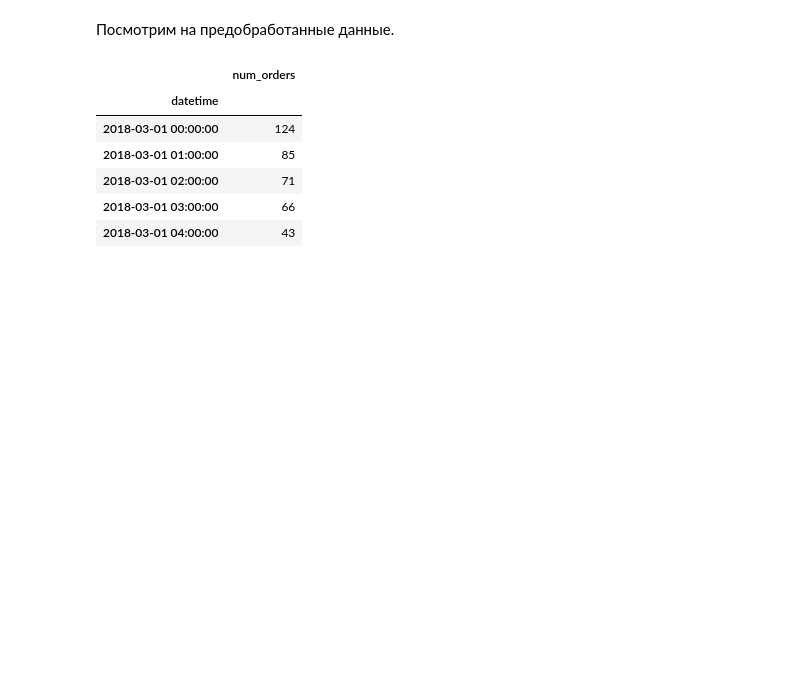
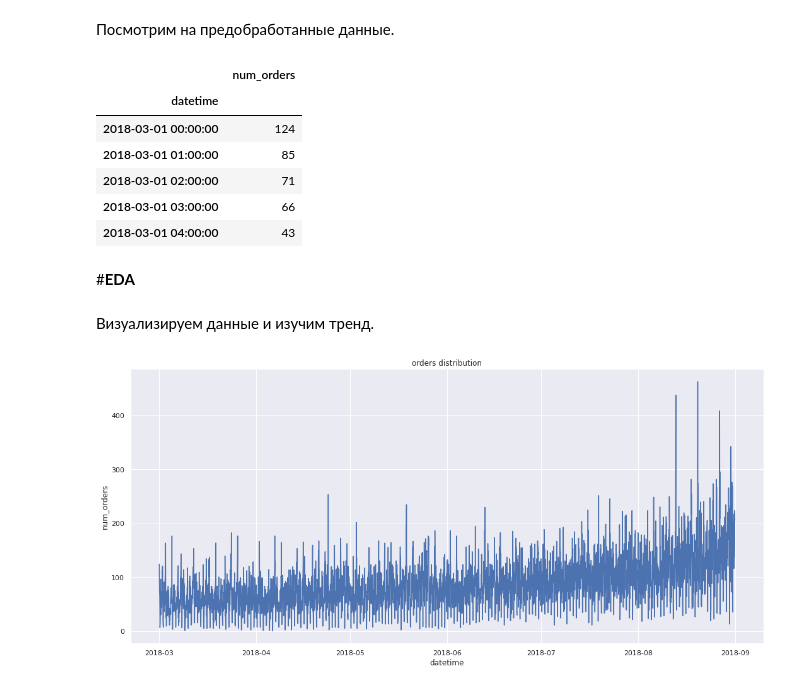
Before and after one commit to Doppler-67/taxi-orders-forecasting, a Jupyter notebook: taxi.ipynb, the cells around one changed output. Saved outputs shown, nothing was run; the diff lists cells and outputs as text; code cells hidden in the pictures; blank space fills up the shorter version.

```diff
--- a/taxi.ipynb
+++ b/taxi.ipynb
@@ -72,3 +75,16 @@ data.head()
 | 2018-03-01 02:00:00 | 71 |
 | 2018-03-01 03:00:00 | 66 |
 | 2018-03-01 04:00:00 | 43 |
+# %% [markdown]
+#**EDA**
+# %% [markdown]
+Визуализируем данные и изучим тренд.
+# %%
+plt.figure(figsize=(18, 8))
+
+sns.lineplot(x=data.index, y=data['num_orders'])
+plt.title('orders distribution')
+
+plt.show()
+# %% [output]
+[figure, added]
```
Also changed, not shown: parts of 9 cells of this notebook.
